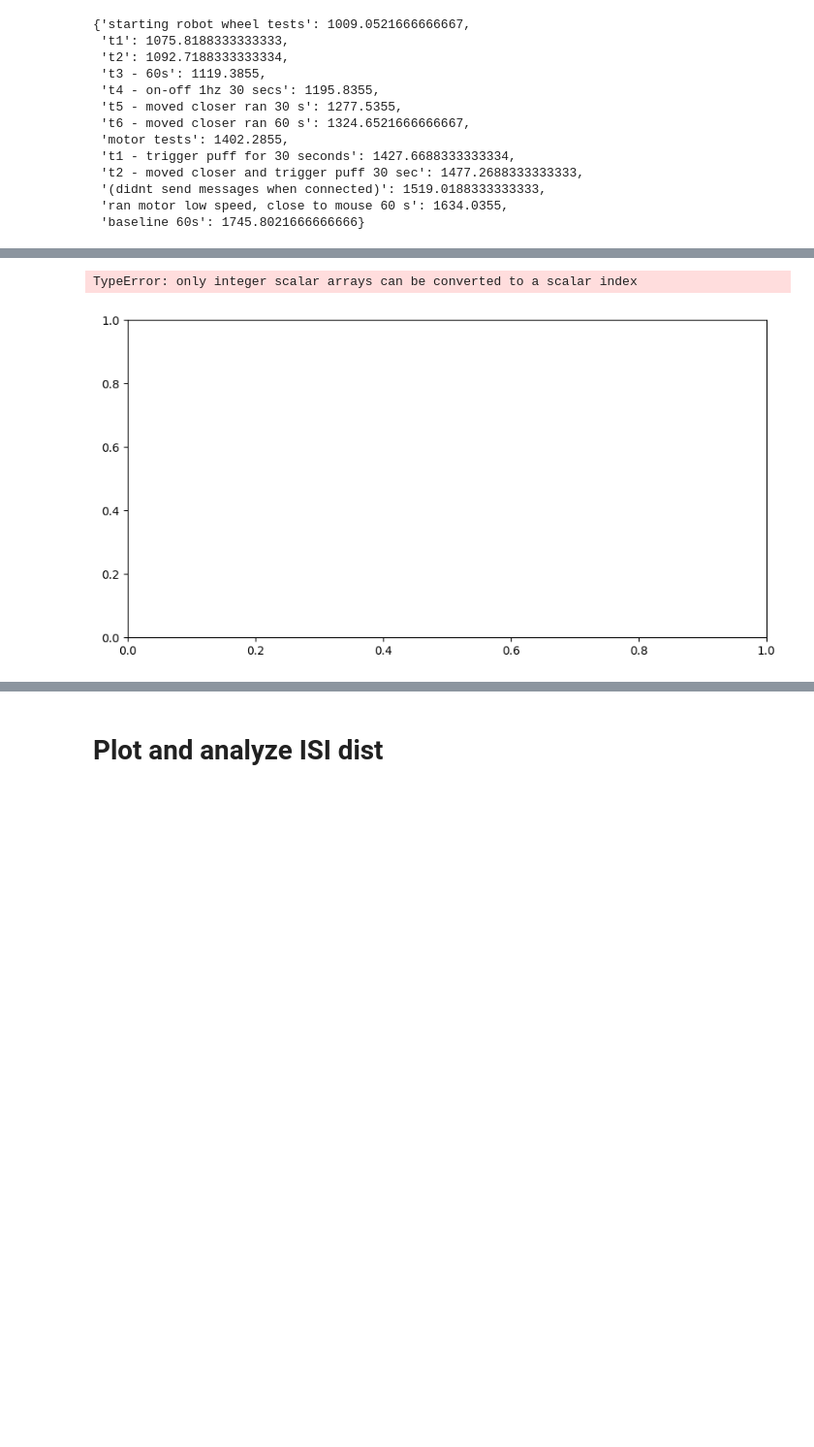
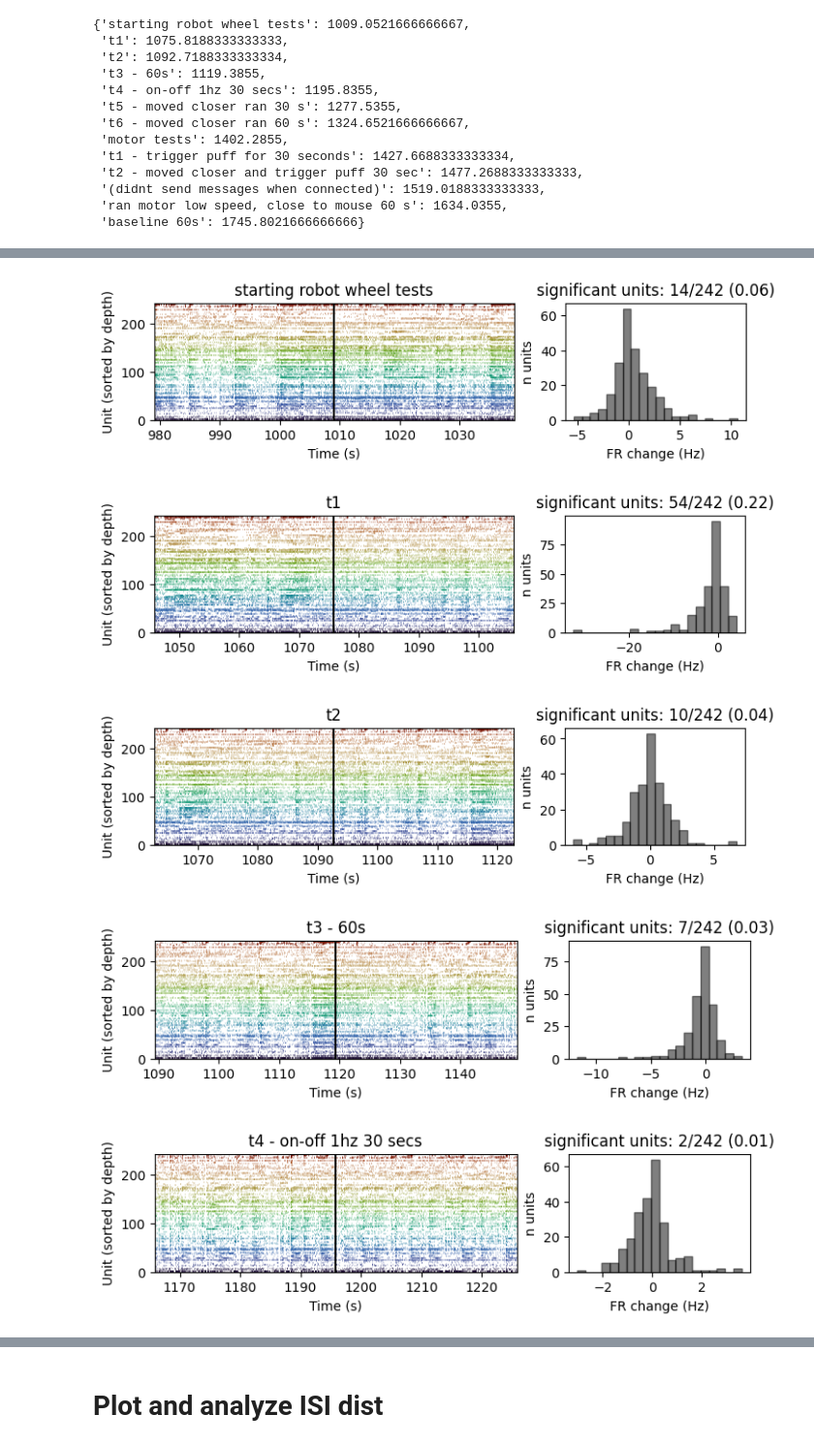
Before and after one commit to chris-angeloni/mpfc-pilot, a Jupyter notebook: robot_analysis.ipynb, the cells around one changed output, grey strips where cells are left out. Shown at 97% size. Cells and saved outputs as stored; diff of their text form; code cells hidden in the pictures; blank space fills up the shorter version.

Commit message:
moved spike_analysis to robot_analysis and updated to permute test

```diff
--- a/robot_analysis.ipynb
+++ b/robot_analysis.ipynb
@@ -126,17 +145,31 @@ array([  3,   4,   0,   1,   2,   5,   6,   8,   7,  10,  11,   9,  12,
-# %%
-fig,ax = plt.subplots(1,1,figsize=(10,5))
-ax.eventplot(trains[sorti],color='k');
-ax.axvline(messages[event],color='r')
-# %% [output]
-TypeError: only integer scalar arrays can be converted to a scalar index
-[figure, removed]
-# %%
-# load messages
-# load the messages
-start_time = 168801936 # from sync_messages.txt
-ts = np.load(f'{dp}/events/MessageCenter/sample_numbers.npy') - start_time # offset by recording start time
-txt = np.load(f'{dp}/events/MessageCenter/text.npy')
-txt = [t.decode('UTF-8') for t in txt]
-u,i = np.unique(ts,return_index=True)
-ts = ts[i] / fs / 60 # convert to minutes
-txt = [txt[j] for j in i]
+# %%
+# sample 1000 time periods randomly from the baseline period and compute FR change
+from tqdm.notebook import tqdm
+import pickle
+
+fr_null = []
+its = 10000
+for i in tqdm(range(its)):
+    t = np.random.uniform(100,1000)
+    frc,_ = compute_event_change(good_cells, t, win=30)
+    fr_null.append(frc)
+
+with open(f'./results/fr_shuffle_{its}.pkl', 'wb') as handle:
+    pickle.dump(fr_null, handle, protocol=pickle.HIGHEST_PROTOCOL)
+# %%
+# set up colormap
+from matplotlib import colors, cm
+norm = colors.Normalize(vmin=0, vmax=surface_channel)
+cmap = cm.turbo
+m = cm.ScalarMappable(norm=norm, cmap=cmap)
+colormap = m.to_rgba(good_cells_info.ch) / 1.5
+
+for event in messages.keys():
+    fig = plot_event_change(good_cells, messages[event], fr_null, colormap);
+    fig.savefig(f'./results/fr_test_{event}.pdf', dpi=300, bbox_inches='tight')
+# %% [output]
+[figure, added]
+[figure, added]
+[figure, added]
+[figure, added]
+[figure, added]
```
Also changed, not shown: parts of 2 cells of this notebook.
